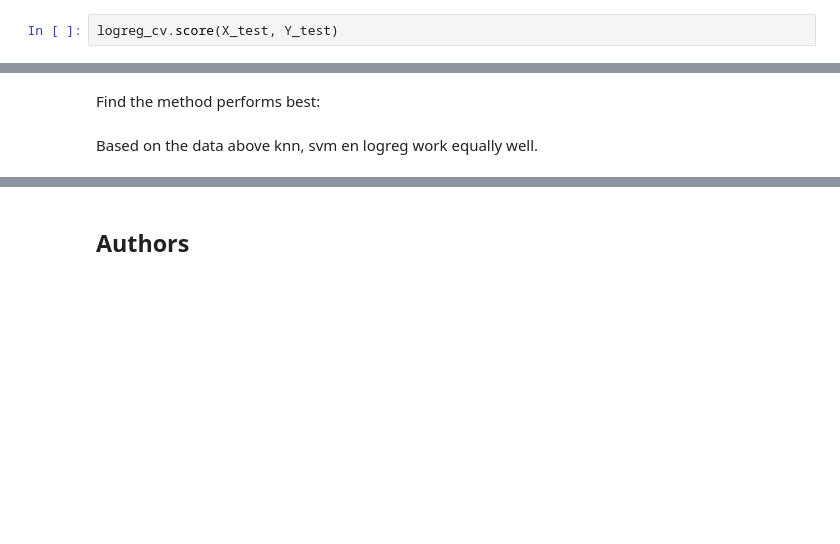
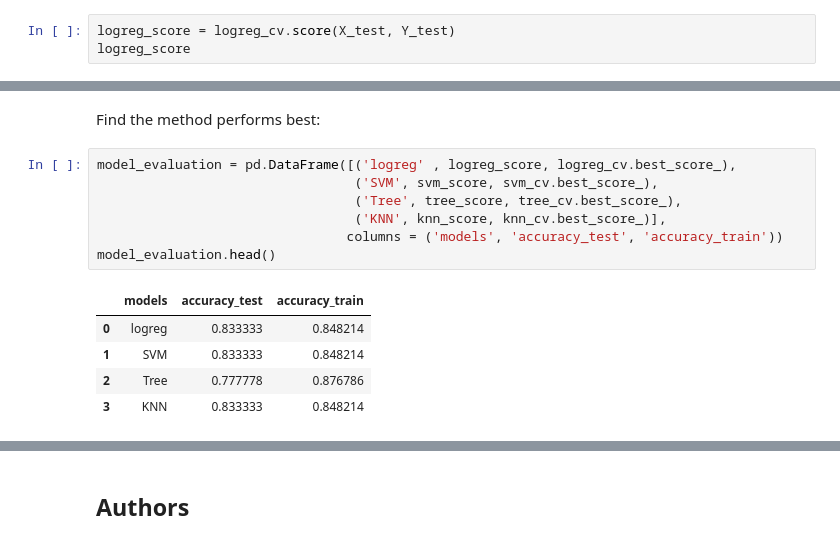
Before and after one commit to JanAntoine/Data-Science-Capstone-Space-Y, a Jupyter notebook: ML prediction.ipynb, the cells around one changed output, grey strips where cells are left out. Drawn from its saved outputs; the diff is of its cells as text; blank space fills up the shorter version.

```diff
--- a/ML prediction.ipynb
+++ b/ML prediction.ipynb
@@ -198,7 +198,8 @@ accuracy : 0.8482142857142858
 # %% [markdown]
 Calculate the accuracy on the test data using the method <code>score</code>:
 # %%
-logreg_cv.score(X_test, Y_test)
+logreg_score = logreg_cv.score(X_test, Y_test)
+logreg_score
 # %% [output]
 0.8333333333333334
 # %% [markdown]
@@ -337,5 +341,16 @@ plot_confusion_matrix(Y_test,yhat)
 ## TASK  12
 # %% [markdown]
 Find the method performs best:
-# %% [markdown]
-Based on the data above knn, svm en logreg work equally well.
+# %%
+model_evaluation = pd.DataFrame([('logreg' , logreg_score, logreg_cv.best_score_),
+                                 ('SVM', svm_score, svm_cv.best_score_),
+                                 ('Tree', tree_score, tree_cv.best_score_),
+                                 ('KNN', knn_score, knn_cv.best_score_)],
+                                columns = ('models', 'accuracy_test', 'accuracy_train'))
+model_evaluation.head()
+# %% [output]
+|  | models | accuracy_test | accuracy_train |
+| 0 | logreg | 0.833333 | 0.848214 |
+| 1 | SVM | 0.833333 | 0.848214 |
+| 2 | Tree | 0.777778 | 0.876786 |
+| 3 | KNN | 0.833333 | 0.848214 |
```
Also changed, not shown: parts of 6 cells of this notebook.
